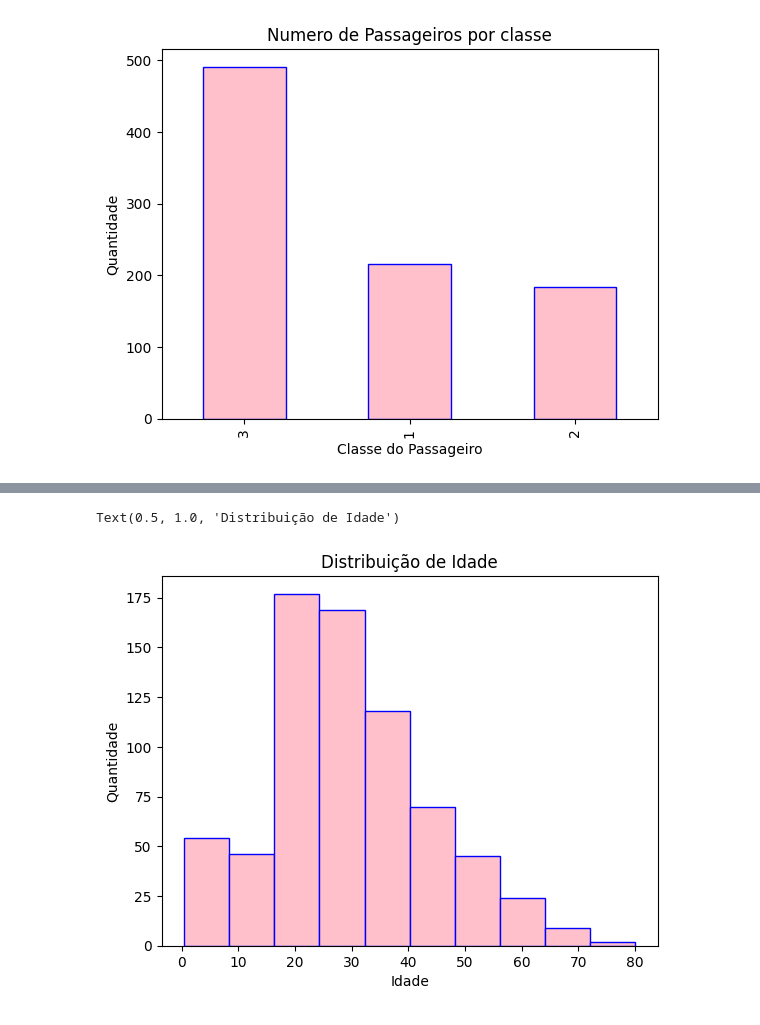
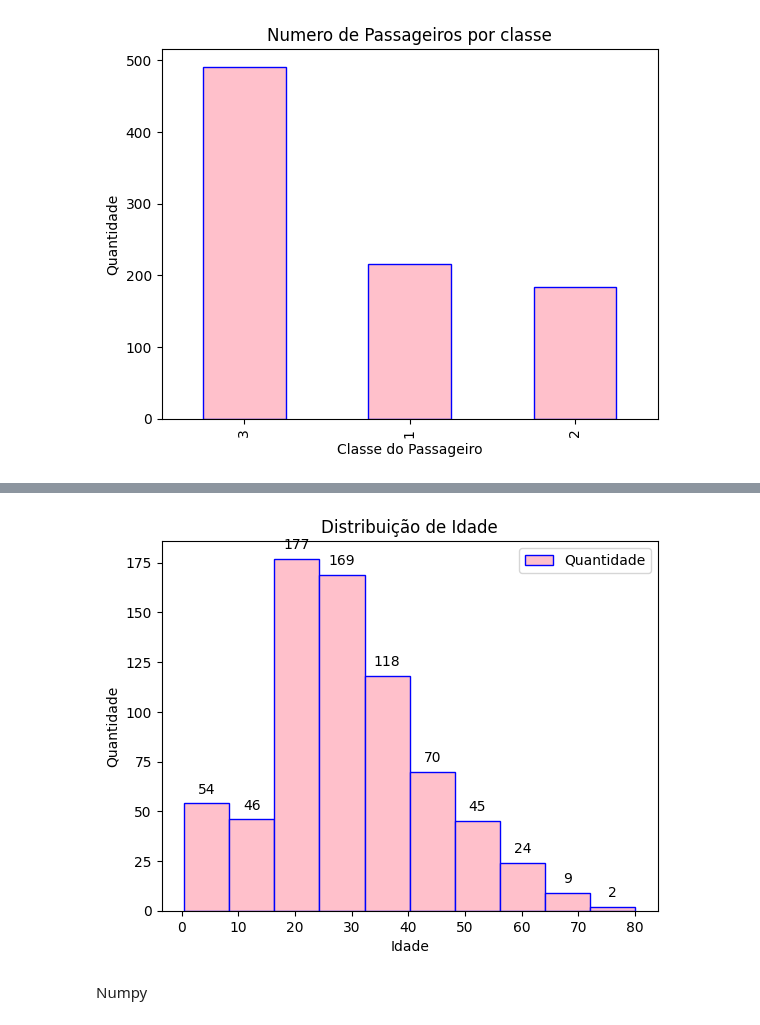
Before and after one commit to lucianacarvl/on29-python-s11-projeto-guiado-II, a Jupyter notebook: exercicios/para-sala/banco_de_dados.ipynb, the cells around one changed output, grey strips where cells are left out. Cells and saved outputs as stored; diff of their text form; code cells hidden in the pictures.

```diff
--- a/exercicios/para-sala/banco_de_dados.ipynb
+++ b/exercicios/para-sala/banco_de_dados.ipynb
@@ -31,11 +36,18 @@ plt.show()
 # %%
 #Distribuição de Idade
-
-df_titanic["Age"].plot.hist(bins=10, edgecolor="blue", color="pink")
+plt.hist(df_titanic["Age"], bins = 10, edgecolor ="blue", color="pink")
 
 plt.xlabel("Idade")
 plt.ylabel("Quantidade")
 plt.title("Distribuição de Idade")
+
+plt.legend(["Quantidade"])
+
+for ret in plt.gca().patches:
+  altura = ret.get_height()
+  plt.gca().annotate(f'{int(altura)}',xy=(ret.get_x() + ret.get_width() / 2, altura),
+                     xytext=(0,5), textcoords="offset points", ha = 'center', va = "bottom")
 # %% [output]
-Text(0.5, 1.0, 'Distribuição de Idade')
-[figure, old version]
+[figure, new version]
+# %% [markdown]
+Numpy
```
Also changed, not shown: parts of 5 cells of this notebook, 3 other files.
